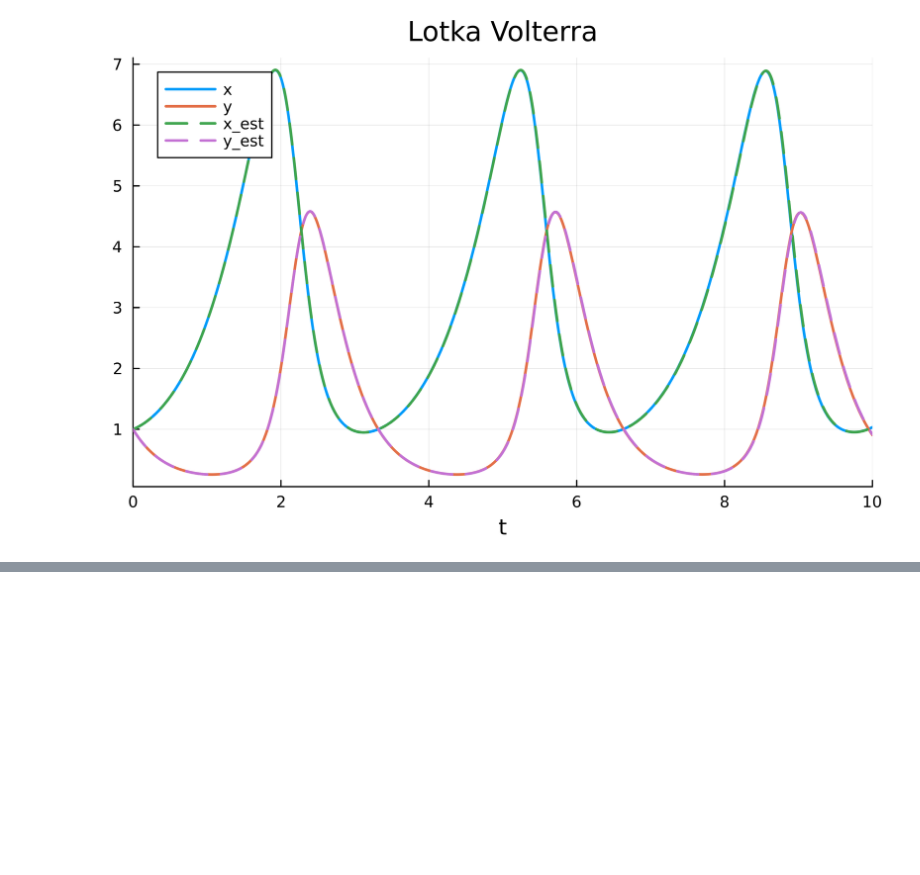
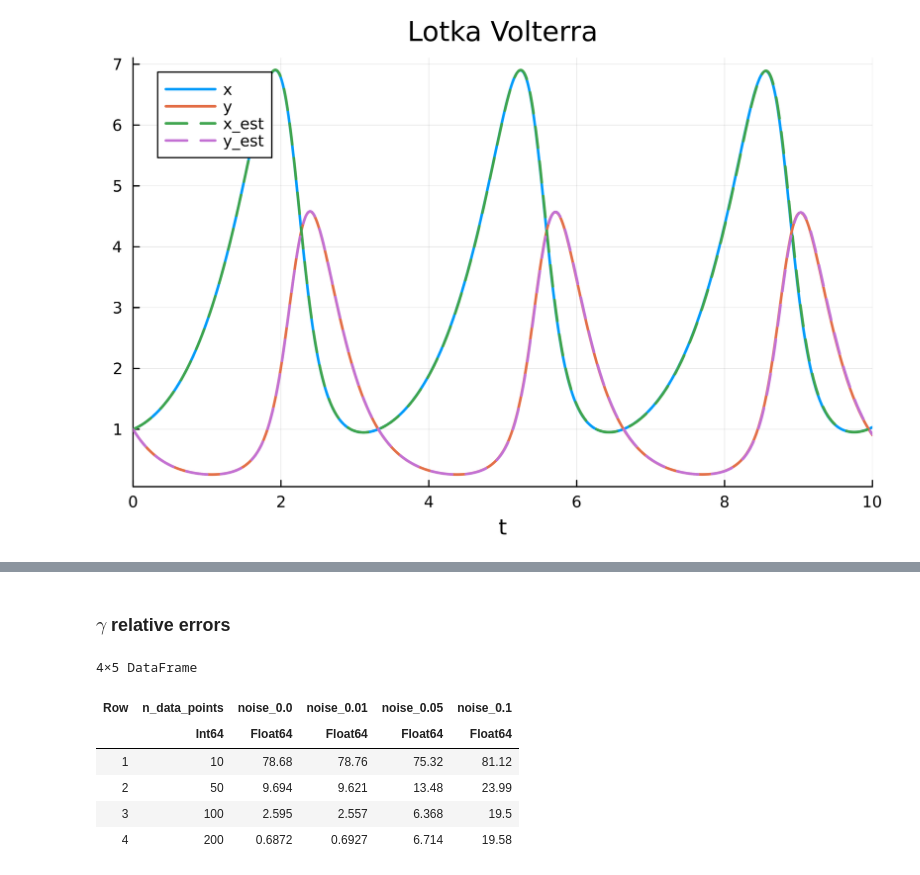
Before and after one commit to MEGAjosni/Physics-Informed-Regression, a Jupyter notebook: scripts/lotka_volterra.ipynb, the cells around one changed output, grey strips where cells are left out. Cells and saved outputs as stored; diff of their text form; code cells hidden in the pictures; blank space fills up the shorter version.

```diff
--- a/scripts/lotka_volterra.ipynb
+++ b/scripts/lotka_volterra.ipynb
@@ -145,0 +211,12 @@ Closest candidates are:
+# %% [markdown]
+### $\gamma $ relative errors
+# %%
+γ_rel_errors_percentage = create_table(rel_error_ests; parameter_idx = 3)
+# %% [output]
+4×5 DataFrame
+| Row | n_data_points | noise_0.0 | noise_0.01 | noise_0.05 | noise_0.1 |
+|  | Int64 | Float64 | Float64 | Float64 | Float64 |
+| 1 | 10 | 78.68 | 78.76 | 75.32 | 81.12 |
+| 2 | 50 | 9.694 | 9.621 | 13.48 | 23.99 |
+| 3 | 100 | 2.595 | 2.557 | 6.368 | 19.5 |
+| 4 | 200 | 0.6872 | 0.6927 | 6.714 | 19.58 |
```
Also changed, not shown: parts of 18 cells of this notebook, 7 other files.
